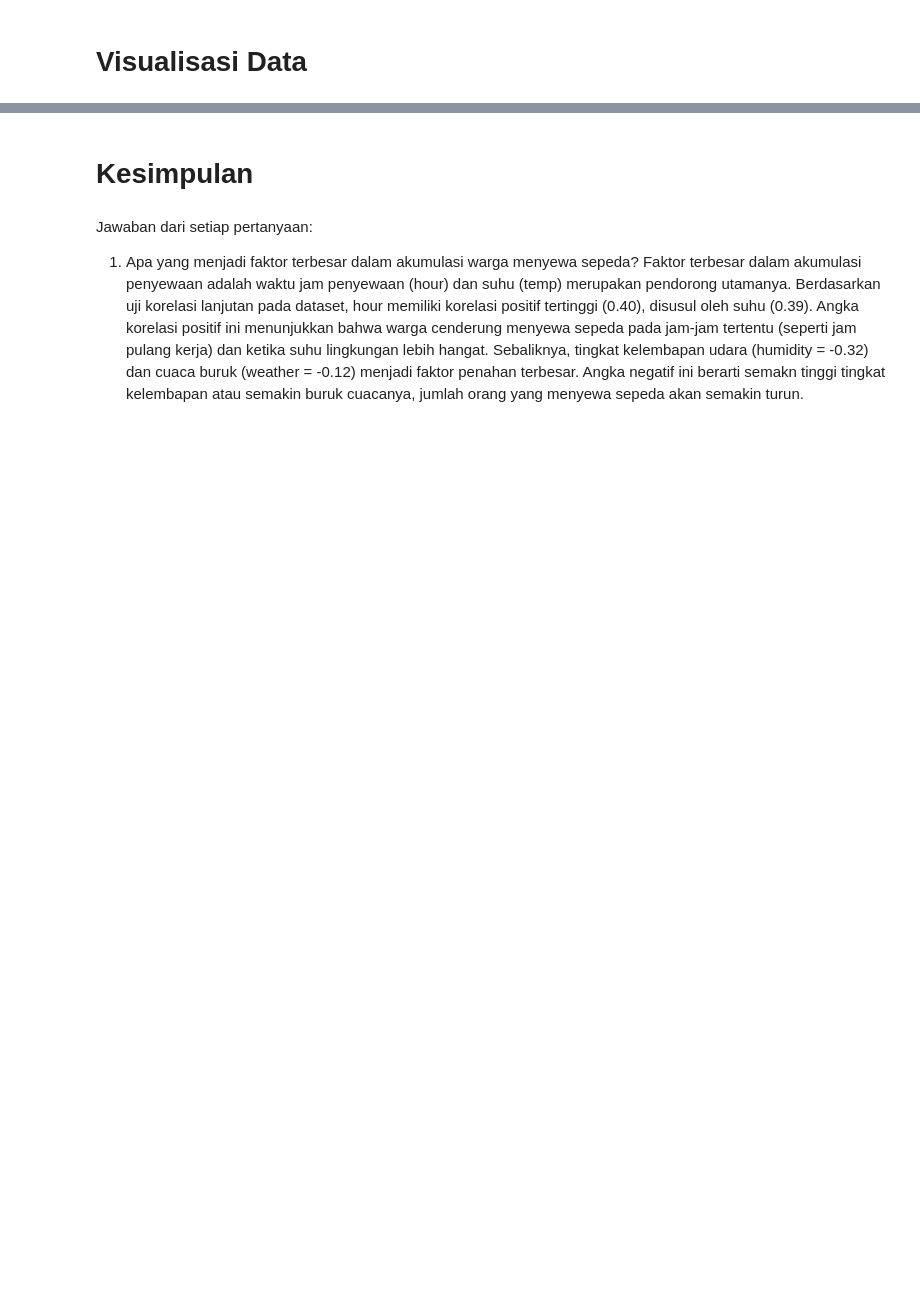
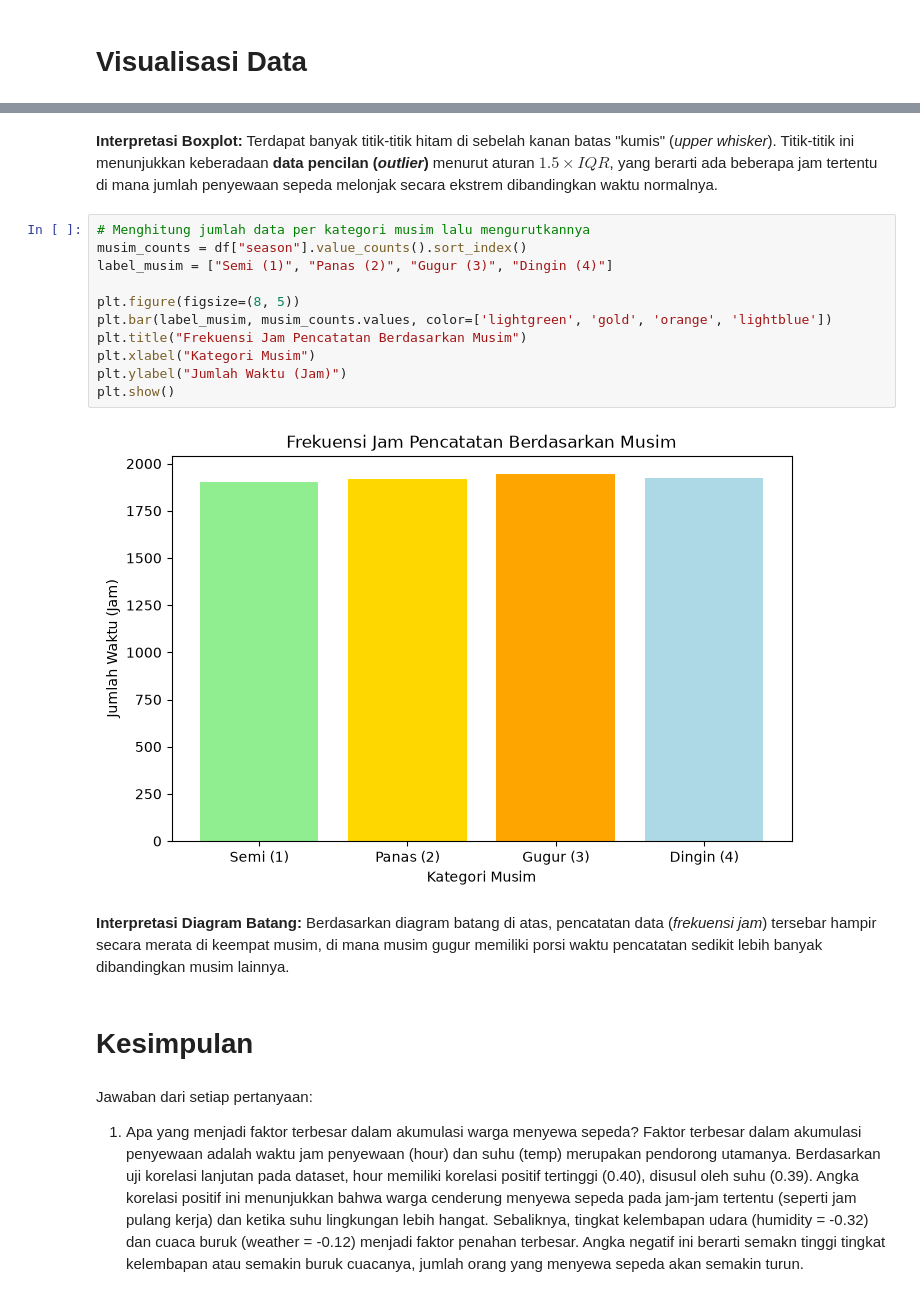
Before and after one commit to putragame45/proyek1-eda-kelompok-2, a Jupyter notebook: Kelompok_2.ipynb, the cells around one changed output, grey strips where cells are left out. Drawn from its saved outputs; the diff is of its cells as text; blank space fills up the shorter version.

```diff
--- a/Kelompok_2.ipynb
+++ b/Kelompok_2.ipynb
@@ -191,3 +243,22 @@ plt.show()
+# %% [markdown]
+**Interpretasi Boxplot:**
+Terdapat banyak titik-titik hitam di sebelah kanan batas "kumis" (*upper whisker*). Titik-titik ini menunjukkan keberadaan **data pencilan (*outlier*)** menurut aturan $1.5 \times IQR$, yang berarti ada beberapa jam tertentu di mana jumlah penyewaan sepeda melonjak secara ekstrem dibandingkan waktu normalnya.
+# %%
+# Menghitung jumlah data per kategori musim lalu mengurutkannya
+musim_counts = df["season"].value_counts().sort_index()
+label_musim = ["Semi (1)", "Panas (2)", "Gugur (3)", "Dingin (4)"]
+
+plt.figure(figsize=(8, 5))
+plt.bar(label_musim, musim_counts.values, color=['lightgreen', 'gold', 'orange', 'lightblue'])
+plt.title("Frekuensi Jam Pencatatan Berdasarkan Musim")
+plt.xlabel("Kategori Musim")
+plt.ylabel("Jumlah Waktu (Jam)")
+plt.show()
+# %% [output]
+[figure, added]
+# %% [markdown]
+**Interpretasi Diagram Batang:**
+Berdasarkan diagram batang di atas, pencatatan data (*frekuensi jam*) tersebar hampir secara merata di keempat musim, di mana musim gugur memiliki porsi waktu pencatatan sedikit lebih banyak dibandingkan musim lainnya.
 # %% [markdown]
 # Kesimpulan
 # %% [markdown]
```
Also changed, not shown: parts of 16 cells of this notebook.
